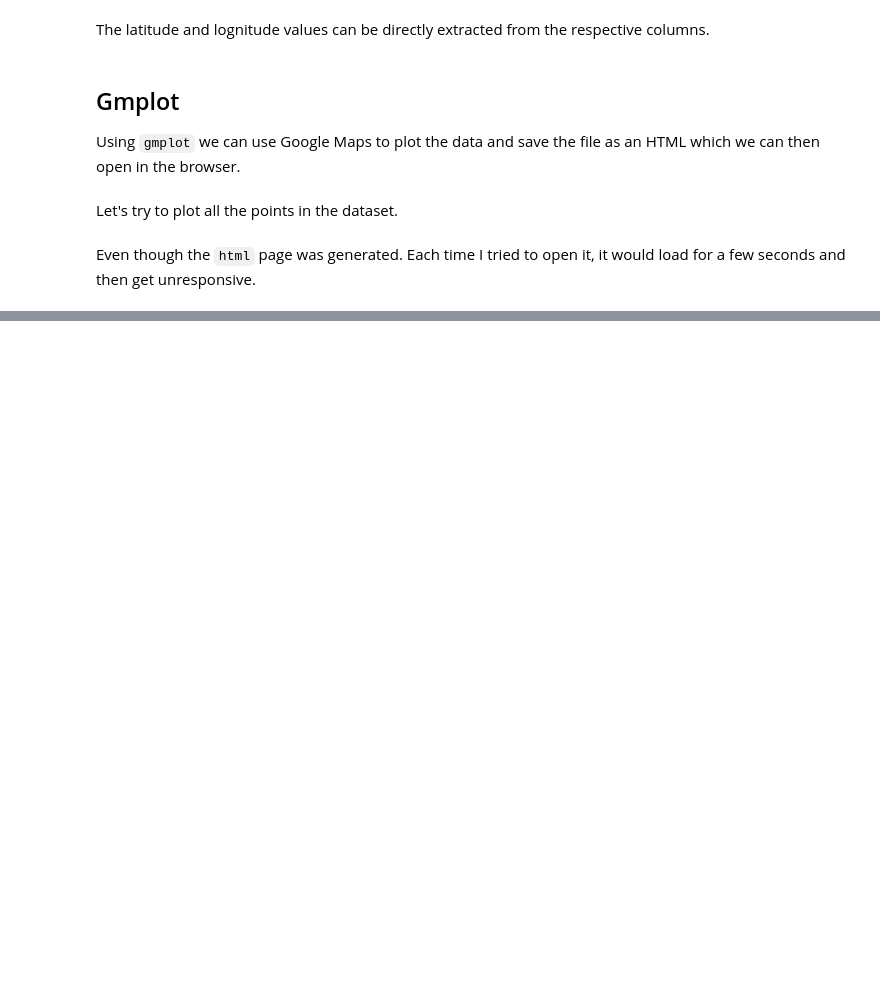
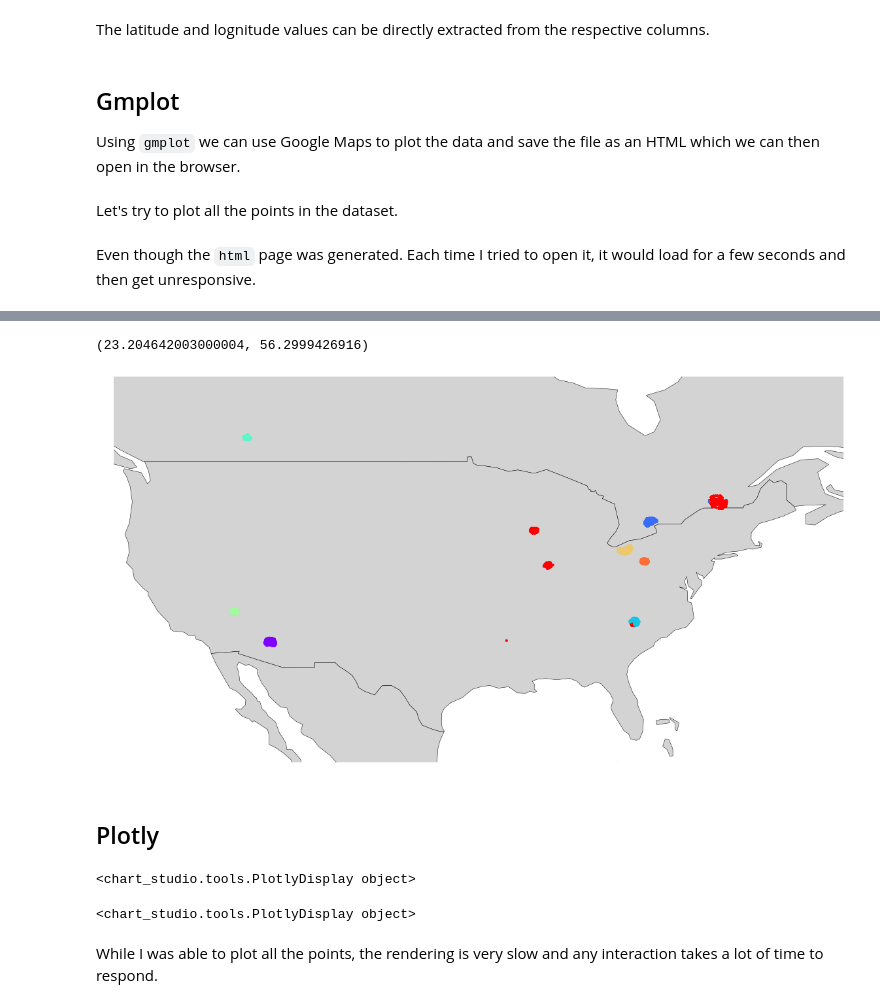
Before and after one commit to kb22/Plot-Maps-in-Python, a Jupyter notebook: Plot Maps in Python.ipynb, the cells around one changed output, grey strips where cells are left out. Cells and saved outputs as stored; diff of their text form; code cells hidden in the pictures; blank space fills up the shorter version.

```diff
--- a/Plot Maps in Python.ipynb
+++ b/Plot Maps in Python.ipynb
@@ -47,0 +78,80 @@ Even though the `html` page was generated. Each time I tried to open it, it woul
+# %%
+world = gpd.read_file(gpd.datasets.get_path('naturalearth_lowres'))
+geo_df = gpd.GeoDataFrame(dataset, crs = {'init': 'epsg:4326'}, geometry = data_points)
+ax = world.plot(color='lightgrey', linewidth=0.5, edgecolor='black', figsize=(20, 12))
+geo_df.plot(markersize=10, c = colors, ax=ax)
+ax.axis('off')
+ax.set_xlim(min_longitude - 10, max_longitude + 10)
+ax.set_ylim(min_latitude - 10, max_latitude + 5)
+# %% [output]
+(23.204642003000004, 56.2999426916)
+[figure, added]
+# %% [markdown]
+## Plotly
+# %%
+import plotly
+import plotly.plotly as py
+import plotly.graph_objs as go
+plotly.tools.set_credentials_file(username='karanbhanot100', api_key='r0Zv72kvOXKIWgKCnPTe')
+
+data = [ go.Scattergeo(
+        locationmode = 'USA-states',
+        lon = longitudes[:1000],
+        lat = latitudes[:1000],
+        text = names[:1000],
+        mode = 'markers',
+        marker = dict(
+            size = 8,
+            opacity = 0.8
+        ))]
+
+layout = dict(
+        title = 'Business locations',
+        geo = dict(
+            scope='usa',
+            projection=dict( type='albers usa' ),
+            showland = True,
+            landcolor = "rgb(250, 250, 250)",
+            subunitcolor = "rgb(217, 217, 217)",
+            countrycolor = "rgb(217, 217, 217)",
+            countrywidth = 0.5,
+            subunitwidth = 0.5
+        ),
+    )
+
+fig = go.Figure(data=data, layout=layout )
+py.iplot(fig, filename='business' )
+# %% [output]
+<chart_studio.tools.PlotlyDisplay object>
+# %%
+data = [ go.Scattergeo(
+        locationmode = 'USA-states',
+        lon = longitudes,
+        lat = latitudes,
+        text = names,
+        mode = 'markers',
+        marker = dict(
+            size = 8,
+            opacity = 0.8
+        ))]
+
+layout = dict(
+        title = 'Business locations',
+        geo = dict(
+            scope='usa',
+            projection=dict( type='albers usa' ),
+            showland = True,
+            landcolor = "rgb(250, 250, 250)",
+            subunitcolor = "rgb(217, 217, 217)",
+            countrycolor = "rgb(217, 217, 217)",
+            countrywidth = 0.5,
+            subunitwidth = 0.5
+        ),
+    )
+
+fig = go.Figure(data=data, layout=layout )
+py.iplot(fig, filename='business' )
+# %% [output]
+<chart_studio.tools.PlotlyDisplay object>
+# %% [markdown]
+While I was able to plot all the points, the rendering is very slow and any interaction takes a lot of time to respond.
```
Also changed, not shown: parts of 7 cells of this notebook.
